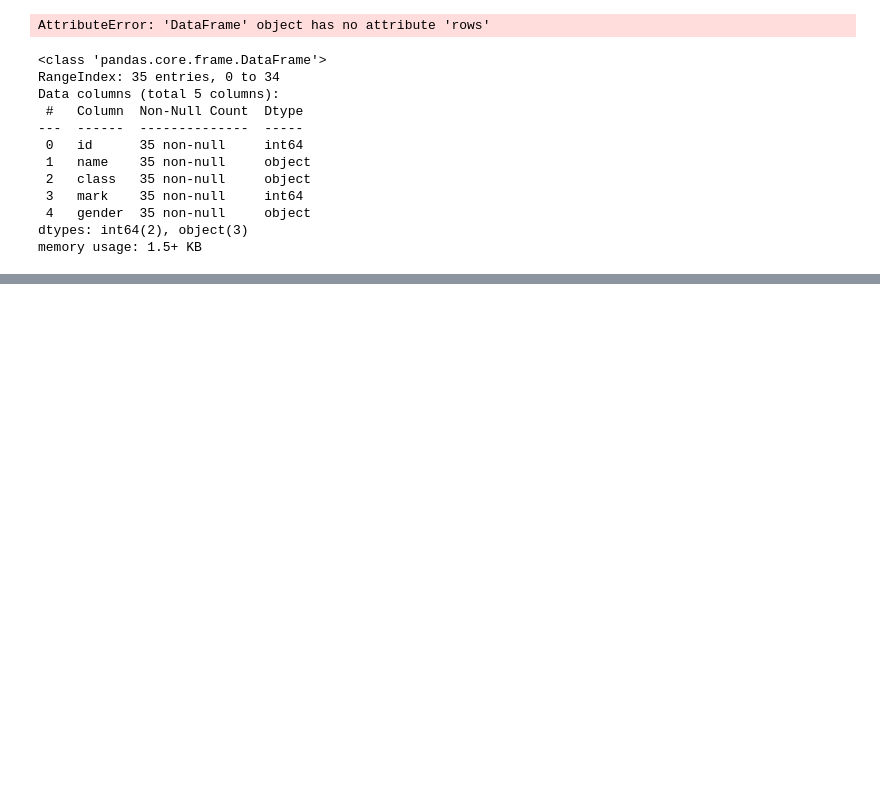
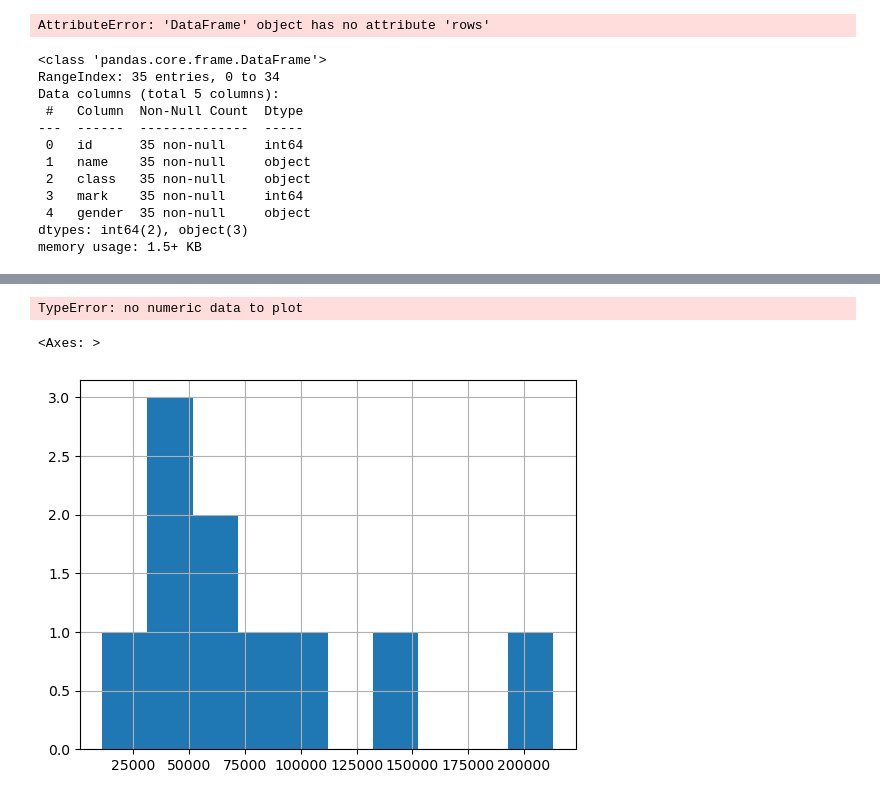
Before and after one commit to souravpy/ML, a Jupyter notebook: Pandas_tries.ipynb, the cells around one changed output, grey strips where cells are left out. Saved outputs shown, nothing was run; the diff lists cells and outputs as text; code cells hidden in the pictures; blank space fills up the shorter version.

```diff
--- a/Pandas_tries.ipynb
+++ b/Pandas_tries.ipynb
@@ -285,0 +287,4 @@ car_data["Price"] = car_data["Price"]
+# %%
+car_data["Price"].plot()
+# %% [output]
+TypeError: no numeric data to plot
@@ -285,0 +294,5 @@ car_data["Price"] = car_data["Price"]
+# %%
+car_data["Odometer (KM)"].hist()
+# %% [output]
+<Axes: >
+[figure, added]
```
Also changed, not shown: parts of 42 cells of this notebook.
